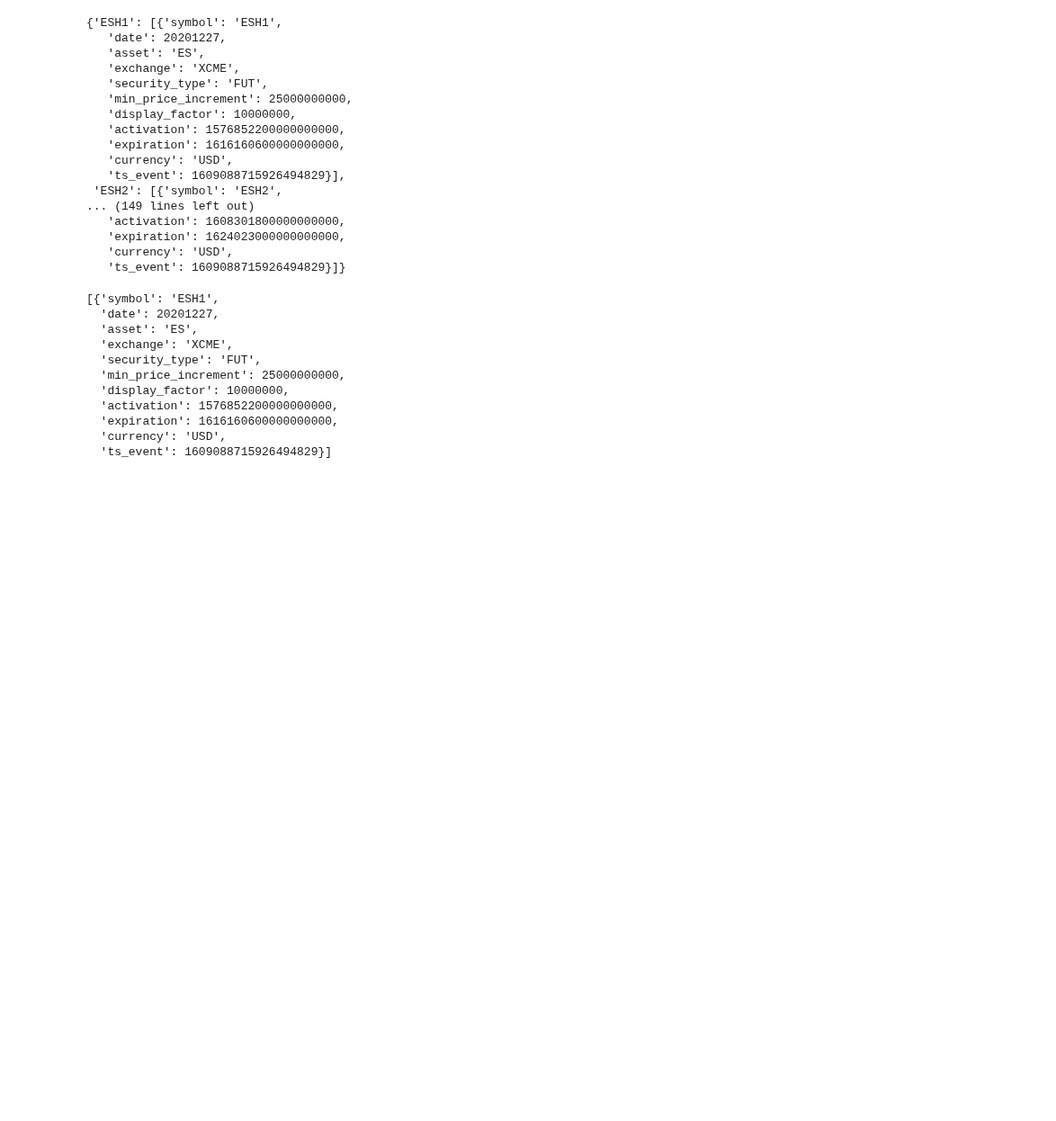
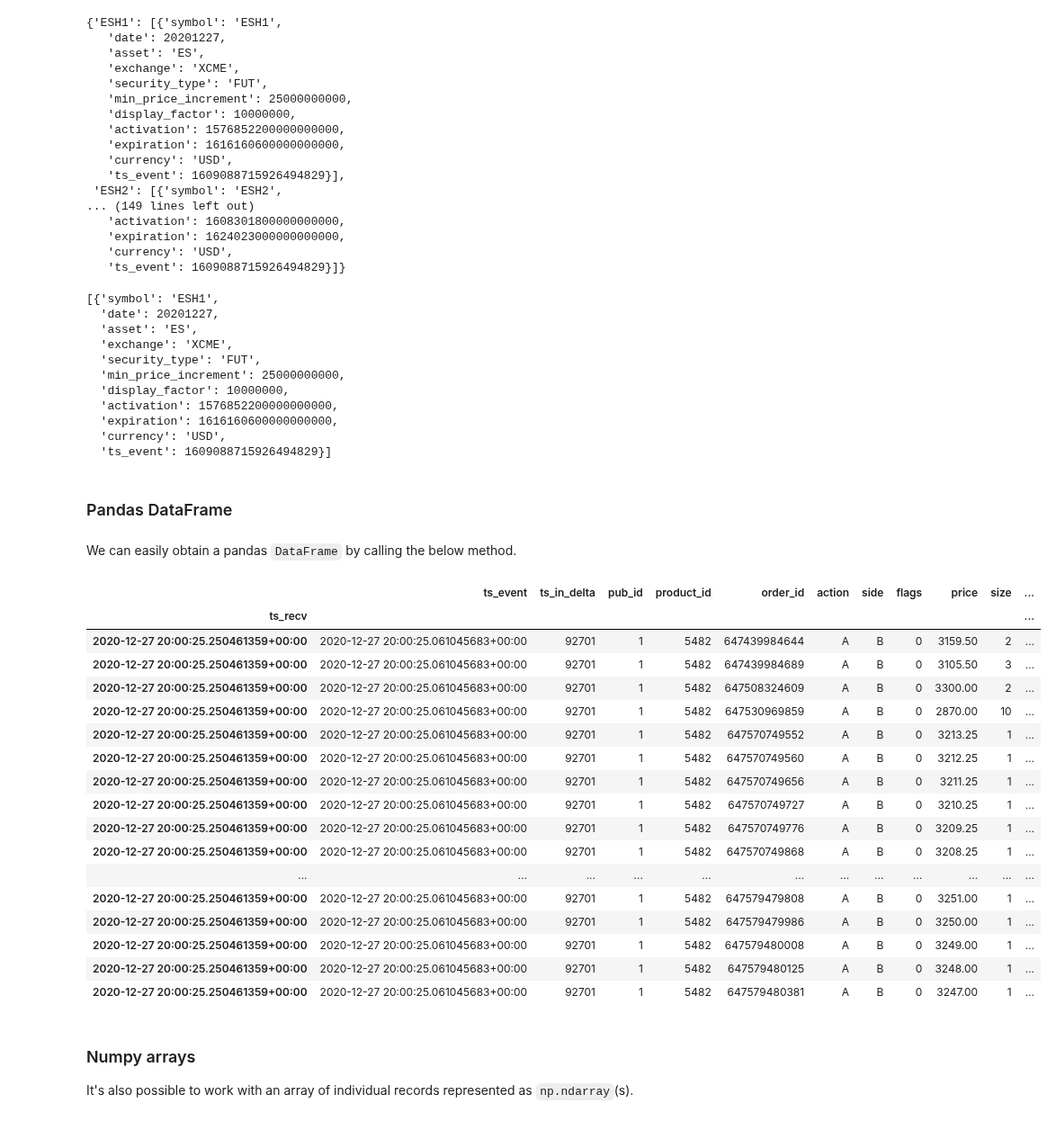
Before and after one commit to databento/databento-python, a Jupyter notebook: notebooks/quickstart.ipynb, the cells around one changed output. Shown at 90% size. Cells and saved outputs as stored; diff of their text form; code cells hidden in the pictures; blank space fills up the shorter version.

Commit message:
MOD: Apply small improvements to Python client
    - Fix `pretty_ts` from modifying `ts_in_delta` columns
    - Add to quickstart (WIP)

```diff
--- a/notebooks/quickstart.ipynb
+++ b/notebooks/quickstart.ipynb
@@ -68,0 +92,9 @@ Here we will request for all E-mini S&P500 futures contracts active between 2020
+# %%
+params = {
+    "dataset": "GLBX.MDP3",
+    "symbols": "ES.FUT",
+    "stype_in": "smart",
+    "schema": "mbo",
+    "start": "2020-12-27",
+    "end": "2020-12-30",
+}
@@ -69,12 +116,5 @@ Here we will request for all E-mini S&P500 futures contracts active between 2020
 # %%
 data = client.timeseries.stream(
-    dataset="GLBX.MDP3",
-    symbols="ES.FUT",
-    stype_in="smart",
-    schema="mbo",
-    start="2020-12-27",
-    end="2020-12-30",
-    encoding="dbz",
-    compression="zstd",
+    **params,
     limit=1000,  # <-- request limited to 1000 records
 )
@@ -219,3 +261,39 @@ data.instrument('ESH1')
   'expiration': 1616160600000000000,
   'currency': 'USD',
   'ts_event': 1609088715926494829}]
+# %% [markdown]
+### Pandas DataFrame
+# %% [markdown]
+We can easily obtain a pandas `DataFrame` by calling the below method.
+# %%
+df = data.to_df(pretty_px=True, pretty_ts=True)
+
+# For now we must lightly process prices to account for display factor
+# this will eventually occur using `pretty_px`.
+definition = data.instrument("ESH1")
+df["price"] = df["price"] * (definition[0]["display_factor"] * 1e-9)
+
+df.head(20)
+# %% [output]
+|  | ts_event | ts_in_delta | pub_id | product_id | order_id | action | side | flags | price | size | ... |
+| ts_recv |  |  |  |  |  |  |  |  |  |  | ... |
+| 2020-12-27 20:00:25.250461359+00:00 | 2020-12-27 20:00:25.061045683+00:00 | 92701 | 1 | 5482 | 647439984644 | A | B | 0 | 3159.50 | 2 | ... |
+| 2020-12-27 20:00:25.250461359+00:00 | 2020-12-27 20:00:25.061045683+00:00 | 92701 | 1 | 5482 | 647439984689 | A | B | 0 | 3105.50 | 3 | ... |
+| 2020-12-27 20:00:25.250461359+00:00 | 2020-12-27 20:00:25.061045683+00:00 | 92701 | 1 | 5482 | 647508324609 | A | B | 0 | 3300.00 | 2 | ... |
+| 2020-12-27 20:00:25.250461359+00:00 | 2020-12-27 20:00:25.061045683+00:00 | 92701 | 1 | 5482 | 647530969859 | A | B | 0 | 2870.00 | 10 | ... |
+| 2020-12-27 20:00:25.250461359+00:00 | 2020-12-27 20:00:25.061045683+00:00 | 92701 | 1 | 5482 | 647570749552 | A | B | 0 | 3213.25 | 1 | ... |
+| 2020-12-27 20:00:25.250461359+00:00 | 2020-12-27 20:00:25.061045683+00:00 | 92701 | 1 | 5482 | 647570749560 | A | B | 0 | 3212.25 | 1 | ... |
+| 2020-12-27 20:00:25.250461359+00:00 | 2020-12-27 20:00:25.061045683+00:00 | 92701 | 1 | 5482 | 647570749656 | A | B | 0 | 3211.25 | 1 | ... |
+| 2020-12-27 20:00:25.250461359+00:00 | 2020-12-27 20:00:25.061045683+00:00 | 92701 | 1 | 5482 | 647570749727 | A | B | 0 | 3210.25 | 1 | ... |
+| 2020-12-27 20:00:25.250461359+00:00 | 2020-12-27 20:00:25.061045683+00:00 | 92701 | 1 | 5482 | 647570749776 | A | B | 0 | 3209.25 | 1 | ... |
+| 2020-12-27 20:00:25.250461359+00:00 | 2020-12-27 20:00:25.061045683+00:00 | 92701 | 1 | 5482 | 647570749868 | A | B | 0 | 3208.25 | 1 | ... |
+| ... | ... | ... | ... | ... | ... | ... | ... | ... | ... | ... | ... |
+| 2020-12-27 20:00:25.250461359+00:00 | 2020-12-27 20:00:25.061045683+00:00 | 92701 | 1 | 5482 | 647579479808 | A | B | 0 | 3251.00 | 1 | ... |
+| 2020-12-27 20:00:25.250461359+00:00 | 2020-12-27 20:00:25.061045683+00:00 | 92701 | 1 | 5482 | 647579479986 | A | B | 0 | 3250.00 | 1 | ... |
+| 2020-12-27 20:00:25.250461359+00:00 | 2020-12-27 20:00:25.061045683+00:00 | 92701 | 1 | 5482 | 647579480008 | A | B | 0 | 3249.00 | 1 | ... |
+| 2020-12-27 20:00:25.250461359+00:00 | 2020-12-27 20:00:25.061045683+00:00 | 92701 | 1 | 5482 | 647579480125 | A | B | 0 | 3248.00 | 1 | ... |
+| 2020-12-27 20:00:25.250461359+00:00 | 2020-12-27 20:00:25.061045683+00:00 | 92701 | 1 | 5482 | 647579480381 | A | B | 0 | 3247.00 | 1 | ... |
+# %% [markdown]
+### Numpy arrays
+
+It's also possible to work with an array of individual records represented as `np.ndarray`(s).
```
Also changed, not shown: parts of 22 cells of this notebook, 1 other file.
